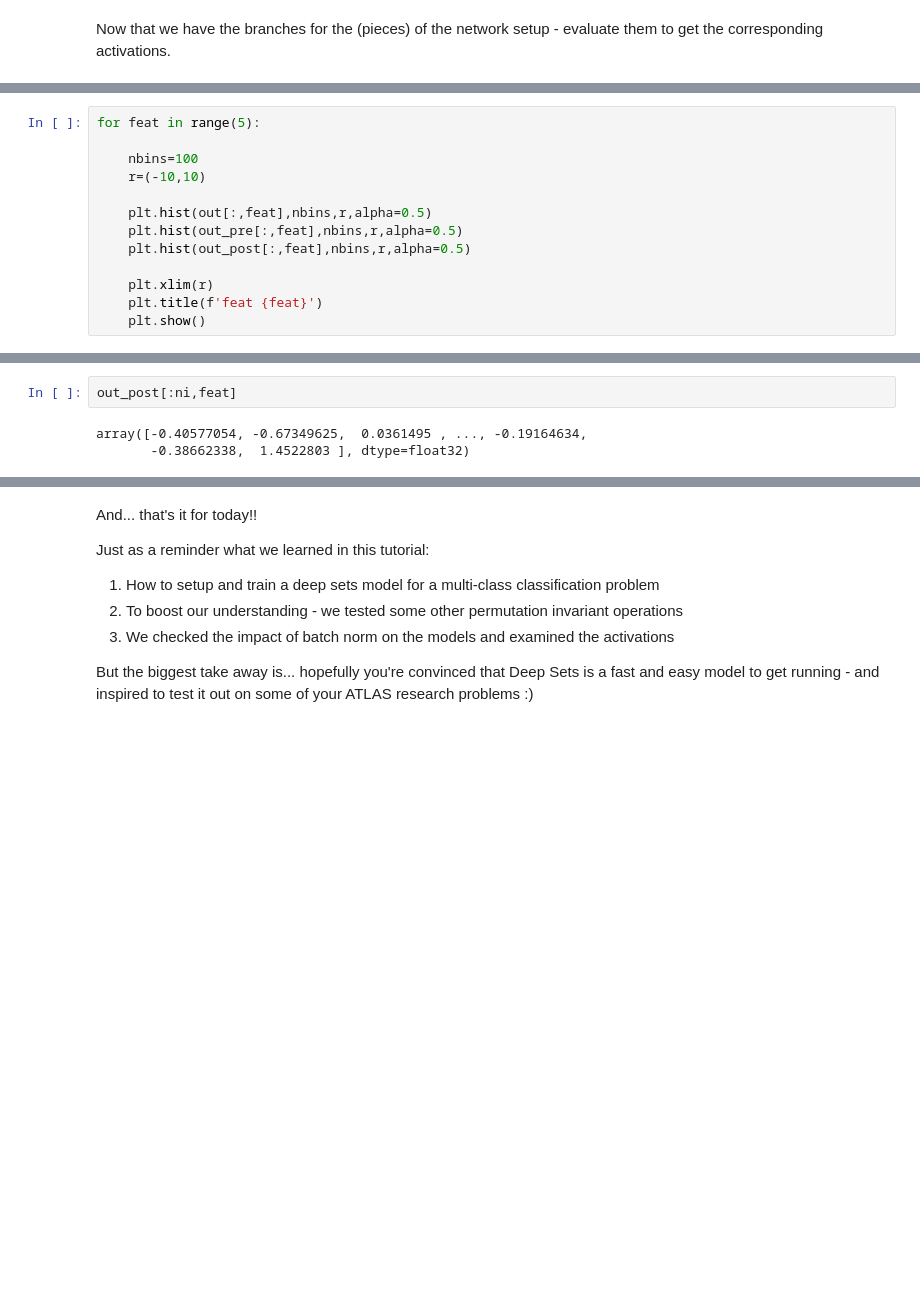
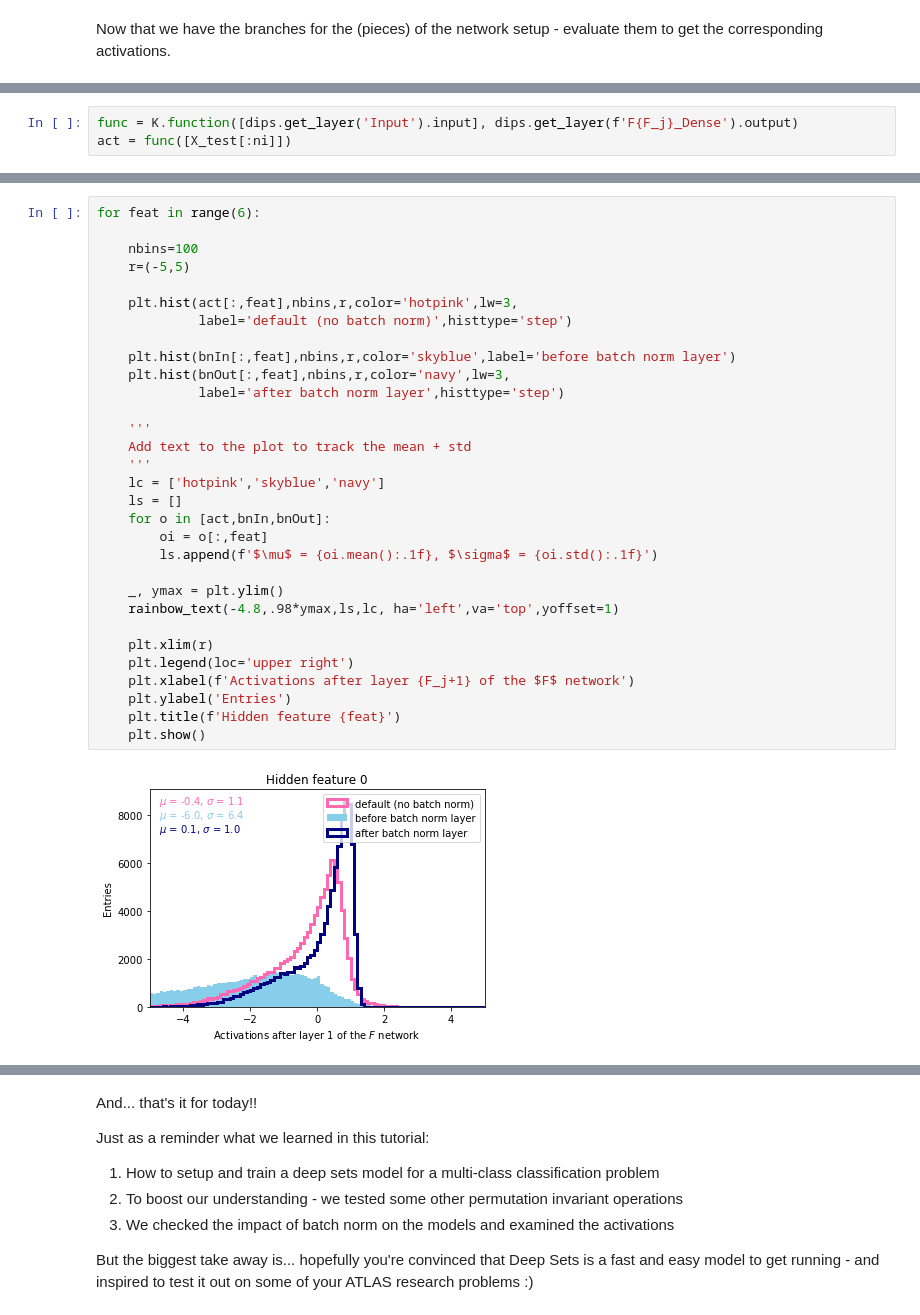
Before and after one commit to USATLAS-ML-Training/Deep-Sets, a Jupyter notebook: Deep-Sets-soln.ipynb, the cells around one changed output, grey strips where cells are left out. Cells and saved outputs as stored; diff of their text form; blank space fills up the shorter version.

```diff
--- a/Deep-Sets-soln.ipynb
+++ b/Deep-Sets-soln.ipynb
@@ -1119 +873,4 @@ out = F0.predict(X_test[:ni],batch_size=128)
+# %%
+func = K.function([dips.get_layer('Input').input], dips.get_layer(f'F{F_j}_Dense').output)
+act = func([X_test[:ni]])
 # %%
@@ -1125,13 +887,0 @@ out_post = F0_post.predict(X_test[:ni],batch_size=128)
-# %%
-for feat in range(5):
-
-    nbins=100
-    r=(-10,10)
-
-    plt.hist(out[:,feat],nbins,r,alpha=0.5)
-    plt.hist(out_pre[:,feat],nbins,r,alpha=0.5)
-    plt.hist(out_post[:,feat],nbins,r,alpha=0.5)
-
-    plt.xlim(r)
-    plt.title(f'feat {feat}')
-    plt.show()
@@ -1144,5 +888,33 @@ for feat in range(5):
-# %%
-out_post[:ni,feat]
-# %% [output]
-array([-0.40577054, -0.67349625,  0.0361495 , ..., -0.19164634,
-       -0.38662338,  1.4522803 ], dtype=float32)
+# %%
+for feat in range(6):
+
+    nbins=100
+    r=(-5,5)
+
+    plt.hist(act[:,feat],nbins,r,color='hotpink',lw=3,
+             label='default (no batch norm)',histtype='step')
+
+    plt.hist(bnIn[:,feat],nbins,r,color='skyblue',label='before batch norm layer')
+    plt.hist(bnOut[:,feat],nbins,r,color='navy',lw=3,
+             label='after batch norm layer',histtype='step')
+
+    '''
+    Add text to the plot to track the mean + std
+    '''
+    lc = ['hotpink','skyblue','navy']
+    ls = []
+    for o in [act,bnIn,bnOut]:
+        oi = o[:,feat]
+        ls.append(f'$\mu$ = {oi.mean():.1f}, $\sigma$ = {oi.std():.1f}')
+
+    _, ymax = plt.ylim()
+    rainbow_text(-4.8,.98*ymax,ls,lc, ha='left',va='top',yoffset=1)
+
+    plt.xlim(r)
+    plt.legend(loc='upper right')
+    plt.xlabel(f'Activations after layer {F_j+1} of the $F$ network')
+    plt.ylabel('Entries')
+    plt.title(f'Hidden feature {feat}')
+    plt.show()
+# %% [output]
+[figure, added]
```
Also changed, not shown: parts of 38 cells of this notebook, 1 other file.
